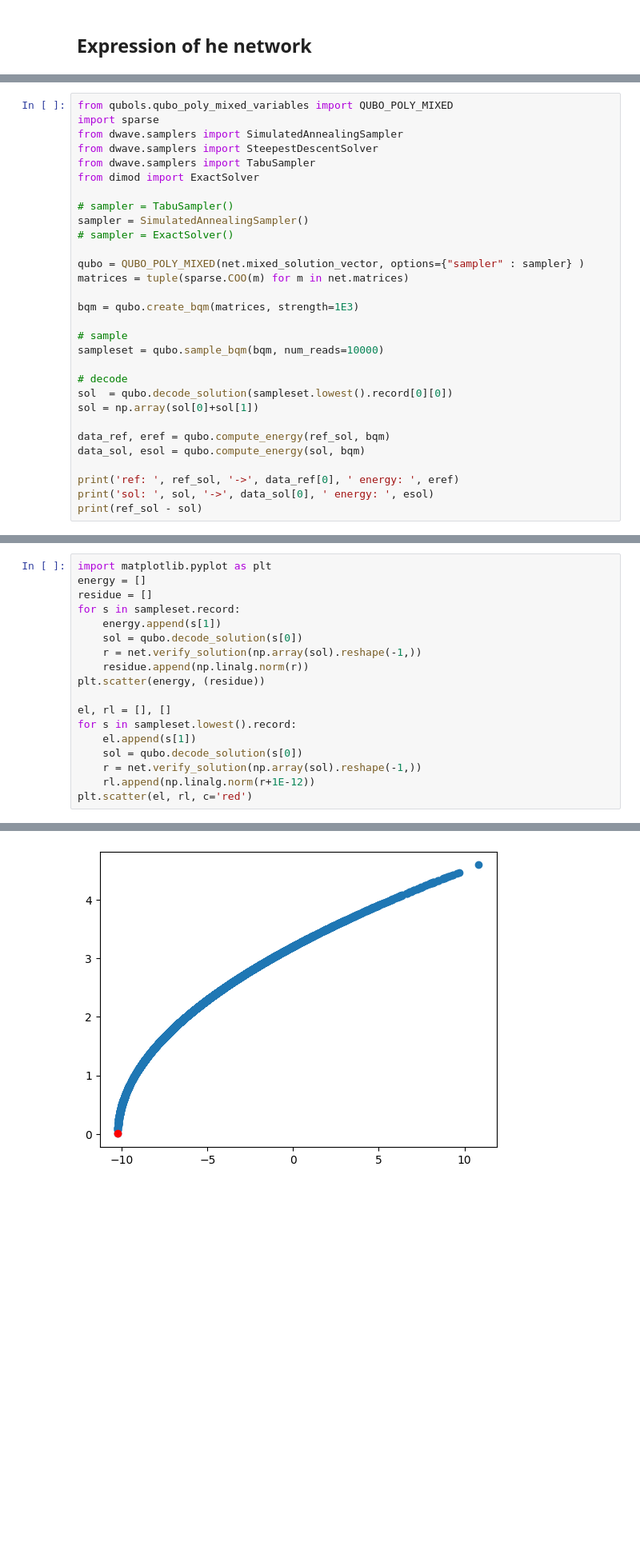
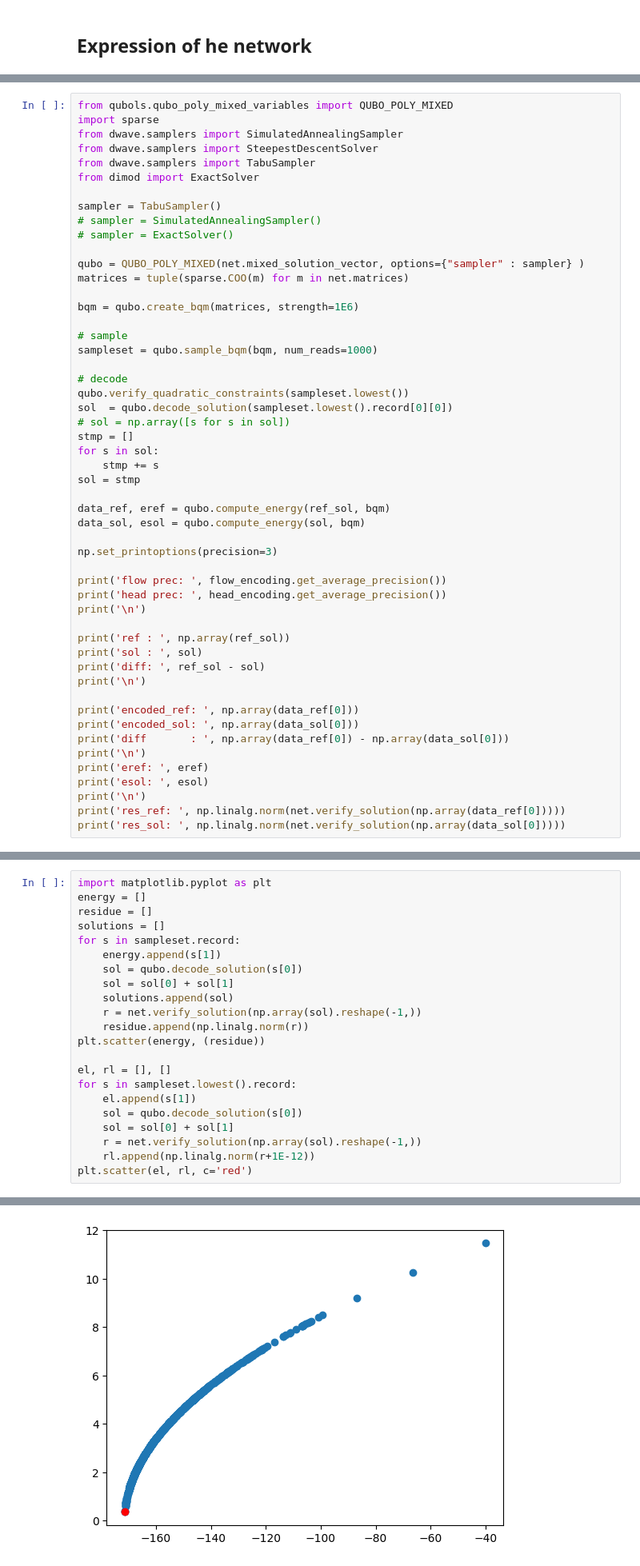
Before and after one commit to QuantumApplicationLab/wntr-quantum, a Jupyter notebook: docs/notebooks/trash/wntr_qubo_poly.ipynb, the cells around one changed output, grey strips where cells are left out. Shown at 80% size. Cells and saved outputs as stored; diff of their text form; blank space fills up the shorter version.

Commit message:
work on network qubo

```diff
--- a/docs/notebooks/trash/wntr_qubo_poly.ipynb
+++ b/docs/notebooks/trash/wntr_qubo_poly.ipynb
@@ -79,26 +183,48 @@ from dwave.samplers import SteepestDescentSolver
 from dwave.samplers import TabuSampler
 from dimod import ExactSolver
 
-# sampler = TabuSampler()
-sampler = SimulatedAnnealingSampler()
+sampler = TabuSampler()
+# sampler = SimulatedAnnealingSampler()
 # sampler = ExactSolver()
 
 qubo = QUBO_POLY_MIXED(net.mixed_solution_vector, options={"sampler" : sampler} )
 matrices = tuple(sparse.COO(m) for m in net.matrices)
 
-bqm = qubo.create_bqm(matrices, strength=1E3)
+bqm = qubo.create_bqm(matrices, strength=1E6)
 
 # sample
-sampleset = qubo.sample_bqm(bqm, num_reads=10000)
+sampleset = qubo.sample_bqm(bqm, num_reads=1000)
 
 # decode
+qubo.verify_quadratic_constraints(sampleset.lowest())
 sol  = qubo.decode_solution(sampleset.lowest().record[0][0])
-sol = np.array(sol[0]+sol[1])
+# sol = np.array([s for s in sol])
+stmp = []
+for s in sol:
+    stmp += s
+sol = stmp
 
 data_ref, eref = qubo.compute_energy(ref_sol, bqm)
 data_sol, esol = qubo.compute_energy(sol, bqm)
 
-print('ref: ', ref_sol, '->', data_ref[0], ' energy: ', eref)
-print('sol: ', sol, '->', data_sol[0], ' energy: ', esol)
-print(ref_sol - sol)
+np.set_printoptions(precision=3)
+
+print('flow prec: ', flow_encoding.get_average_precision())
+print('head prec: ', head_encoding.get_average_precision())
+print('\n')
+
+print('ref : ', np.array(ref_sol))
+print('sol : ', sol)
+print('diff: ', ref_sol - sol)
+print('\n')
+
+print('encoded_ref: ', np.array(data_ref[0]))
+print('encoded_sol: ', np.array(data_sol[0]))
+print('diff       : ', np.array(data_ref[0]) - np.array(data_sol[0]))
+print('\n')
+print('eref: ', eref)
+print('esol: ', esol)
+print('\n')
+print('res_ref: ', np.linalg.norm(net.verify_solution(np.array(data_ref[0]))))
+print('res_sol: ', np.linalg.norm(net.verify_solution(np.array(data_sol[0]))))
 # %% [output]
@@ -176,21 +263,25 @@ for v, d in zip(var, data):
 # %%
 import matplotlib.pyplot as plt
 energy = []
 residue = []
+solutions = []
 for s in sampleset.record:
     energy.append(s[1])
     sol = qubo.decode_solution(s[0])
+    sol = sol[0] + sol[1]
+    solutions.append(sol)
     r = net.verify_solution(np.array(sol).reshape(-1,))
     residue.append(np.linalg.norm(r))
 plt.scatter(energy, (residue))
 
 el, rl = [], []
 for s in sampleset.lowest().record:
     el.append(s[1])
     sol = qubo.decode_solution(s[0])
+    sol = sol[0] + sol[1]
     r = net.verify_solution(np.array(sol).reshape(-1,))
     rl.append(np.linalg.norm(r+1E-12))
 plt.scatter(el, rl, c='red')
 # %% [output]
 <matplotlib.collections.PathCollection at 0x...>
-[figure, old version]
+[figure, new version]
```
Also changed, not shown: parts of 25 cells of this notebook, 4 other files.
